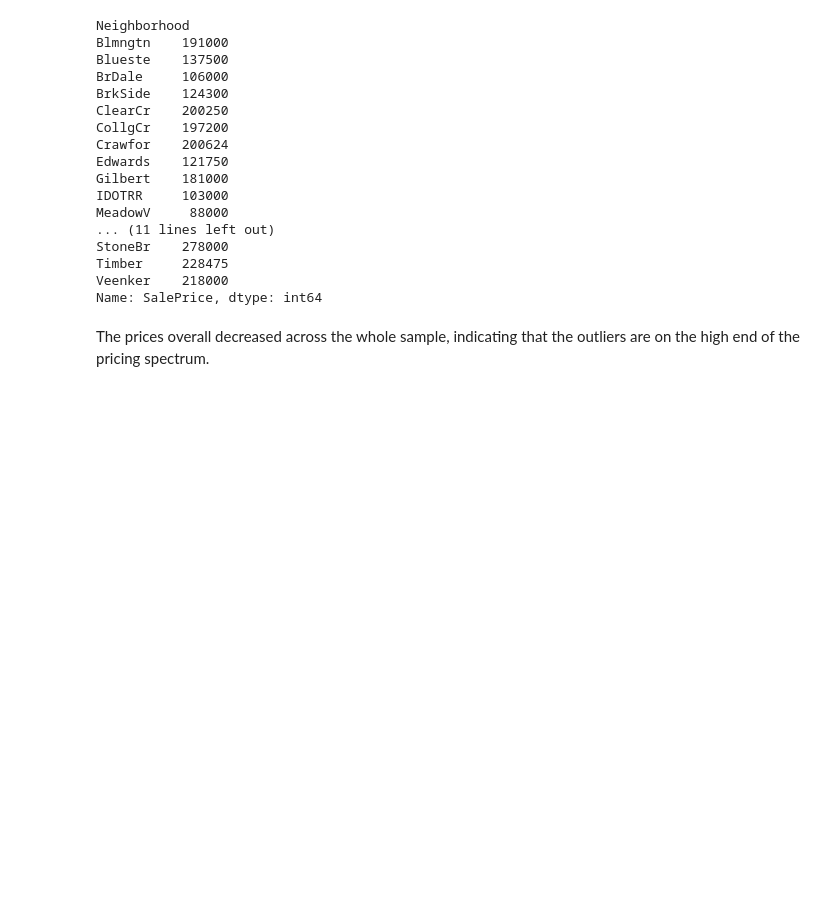
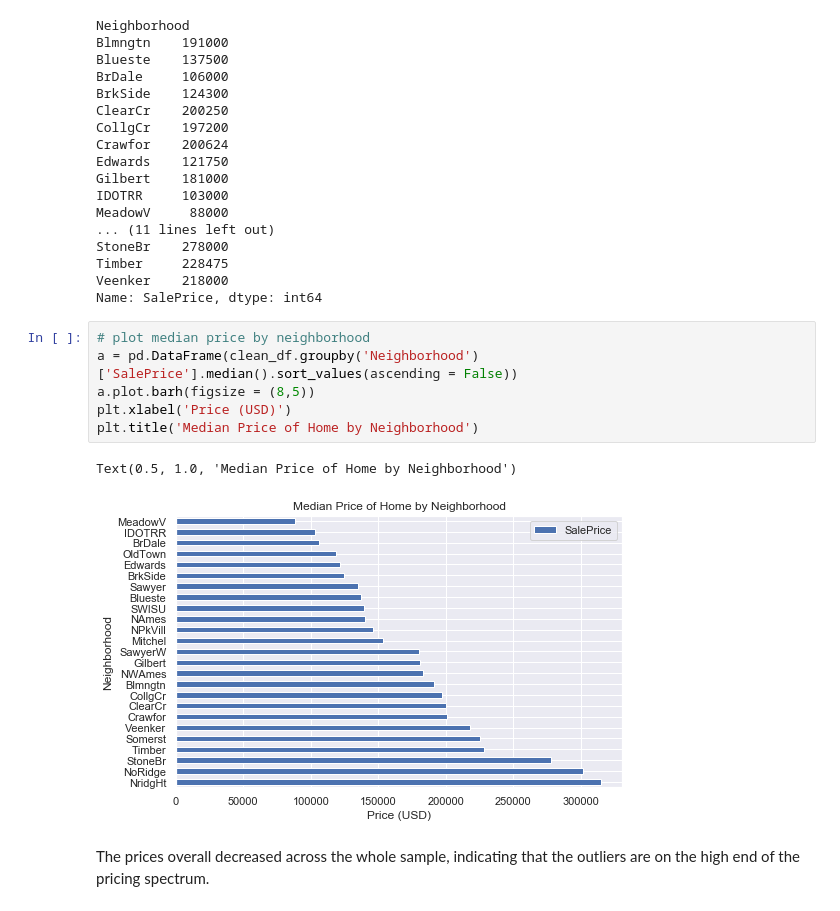
Before and after one commit to laurasuchomska/Housing_Prices_Project, a Jupyter notebook: Laura's Housing_Prices_Project.ipynb, the cells around one changed output. Saved outputs shown, nothing was run; the diff lists cells and outputs as text; blank space fills up the shorter version.

```diff
--- a/Laura's Housing_Prices_Project.ipynb
+++ b/Laura's Housing_Prices_Project.ipynb
@@ -548,6 +584,15 @@ StoneBr    278000
 Timber     228475
 Veenker    218000
 Name: SalePrice, dtype: int64
+# %%
+# plot median price by neighborhood
+a = pd.DataFrame(clean_df.groupby('Neighborhood')['SalePrice'].median().sort_values(ascending = False))
+a.plot.barh(figsize = (8,5))
+plt.xlabel('Price (USD)')
+plt.title('Median Price of Home by Neighborhood')
+# %% [output]
+Text(0.5, 1.0, 'Median Price of Home by Neighborhood')
+[figure, added]
 # %% [markdown]
  The prices overall decreased across the whole sample, indicating that the outliers are on the high end of the pricing spectrum.
 # %% [markdown]
```
Also changed, not shown: parts of 61 cells of this notebook.
